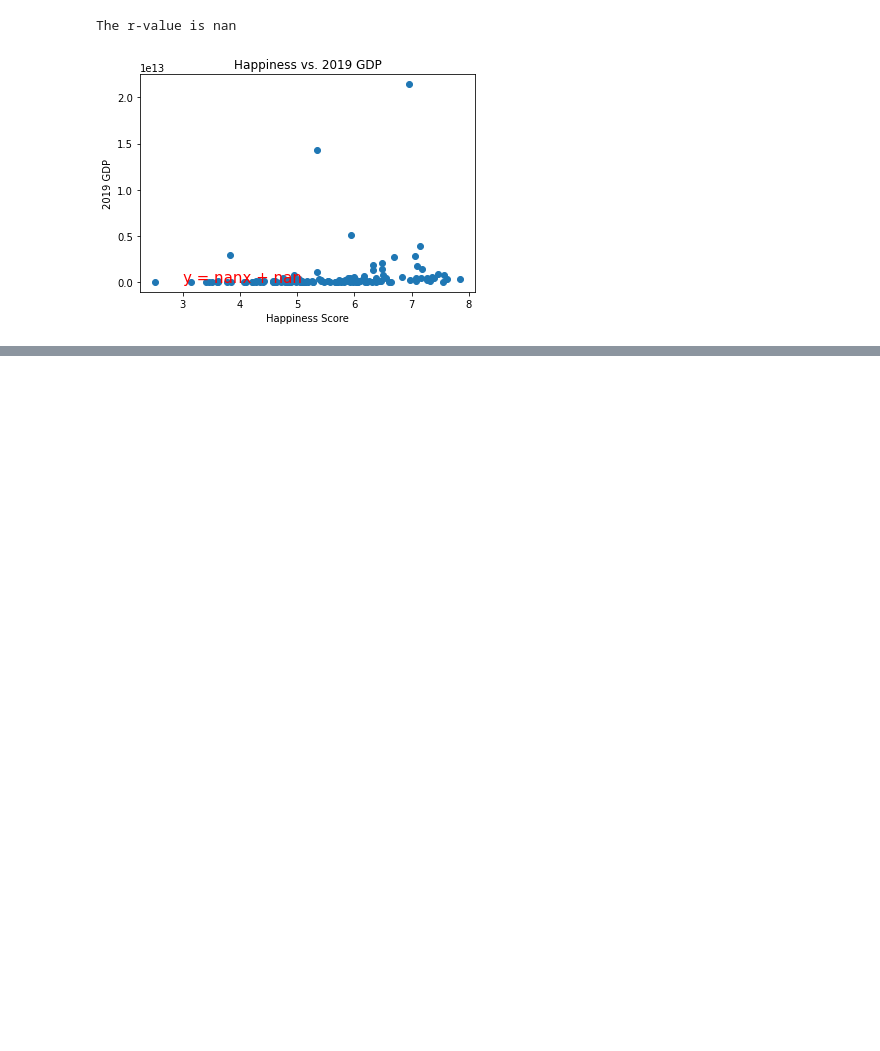
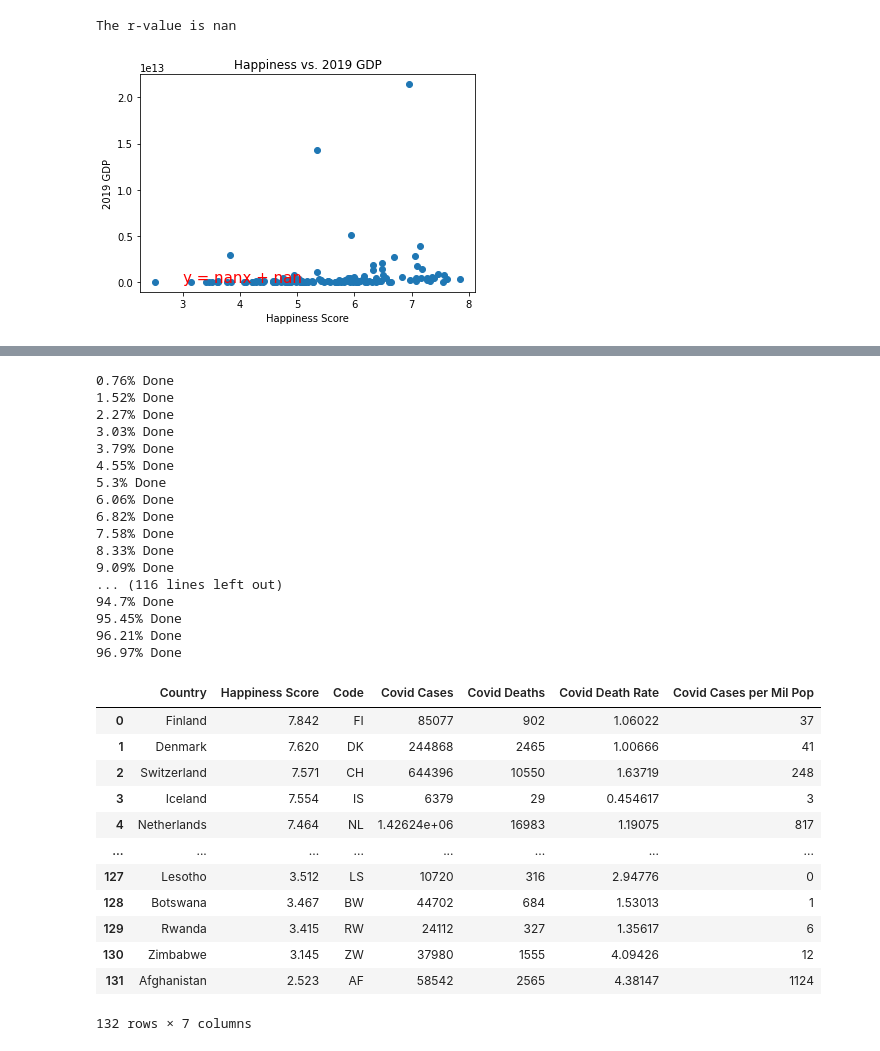
Before and after one commit to jfaccioli/happiness-project, a Jupyter notebook: Happiness_Project.ipynb, the cells around one changed output, grey strips where cells are left out. Cells and saved outputs as stored; diff of their text form; code cells hidden in the pictures; blank space fills up the shorter version.

```diff
--- a/Happiness_Project.ipynb
+++ b/Happiness_Project.ipynb
@@ -399,0 +428,63 @@ The r-value is nan
+# %%
+base_url = "http://corona-api.com/countries/"
+
+# Use iterrows to iterate through the dataframe, adding each countires covid data
+counter = 0
+for index, row in test_df.iterrows():
+
+    code = test_df.loc[index, "Code"]
+
+    try:
+        # call the COVID data API
+        response = requests.get(base_url + code.lower()).json()
+
+        # pull data from response
+        covid_cases = response["data"]["latest_data"]["confirmed"]
+        covid_deaths = response["data"]["latest_data"]["deaths"]
+        covid_death_rate = response["data"]["latest_data"]["calculated"]["death_rate"]
+        cases_per_mil_pop = response["data"]["latest_data"]["calculated"]["cases_per_million_population"]
+
+        # add data to dataframe
+        test_df.loc[index, "Covid Cases"] = float(covid_cases)
+        test_df.loc[index, "Covid Deaths"] = float(covid_deaths)
+        test_df.loc[index, "Covid Death Rate"] = float(covid_death_rate)
+        test_df.loc[index, "Covid Cases per Mil Pop"] = float(cases_per_mil_pop)
+
+        counter += 1
+        print(f"{round((counter/len(test_df)*100),2)}% Done")
+    except:
+        country = test_df.loc[index, "Country"]
+        print(f"Error with country: {country}")
+
+test_df
+# %% [output]
+0.76% Done
+1.52% Done
+2.27% Done
+3.03% Done
+3.79% Done
+4.55% Done
+5.3% Done
+6.06% Done
+6.82% Done
+7.58% Done
+8.33% Done
+9.09% Done
+... (116 lines left out)
+94.7% Done
+95.45% Done
+96.21% Done
+96.97% Done
+|  | Country | Happiness Score | Code | Covid Cases | Covid Deaths | Covid Death Rate | Covid Cases per Mil Pop |
+| 0 | Finland | 7.842 | FI | 85077 | 902 | 1.06022 | 37 |
+| 1 | Denmark | 7.620 | DK | 244868 | 2465 | 1.00666 | 41 |
+| 2 | Switzerland | 7.571 | CH | 644396 | 10550 | 1.63719 | 248 |
+| 3 | Iceland | 7.554 | IS | 6379 | 29 | 0.454617 | 3 |
+| 4 | Netherlands | 7.464 | NL | 1.42624e+06 | 16983 | 1.19075 | 817 |
+| ... | ... | ... | ... | ... | ... | ... | ... |
+| 127 | Lesotho | 3.512 | LS | 10720 | 316 | 2.94776 | 0 |
+| 128 | Botswana | 3.467 | BW | 44702 | 684 | 1.53013 | 1 |
+| 129 | Rwanda | 3.415 | RW | 24112 | 327 | 1.35617 | 6 |
+| 130 | Zimbabwe | 3.145 | ZW | 37980 | 1555 | 4.09426 | 12 |
+| 131 | Afghanistan | 2.523 | AF | 58542 | 2565 | 4.38147 | 1124 |
+132 rows × 7 columns
```
Also changed, not shown: parts of 5 cells of this notebook, 1 other file.
